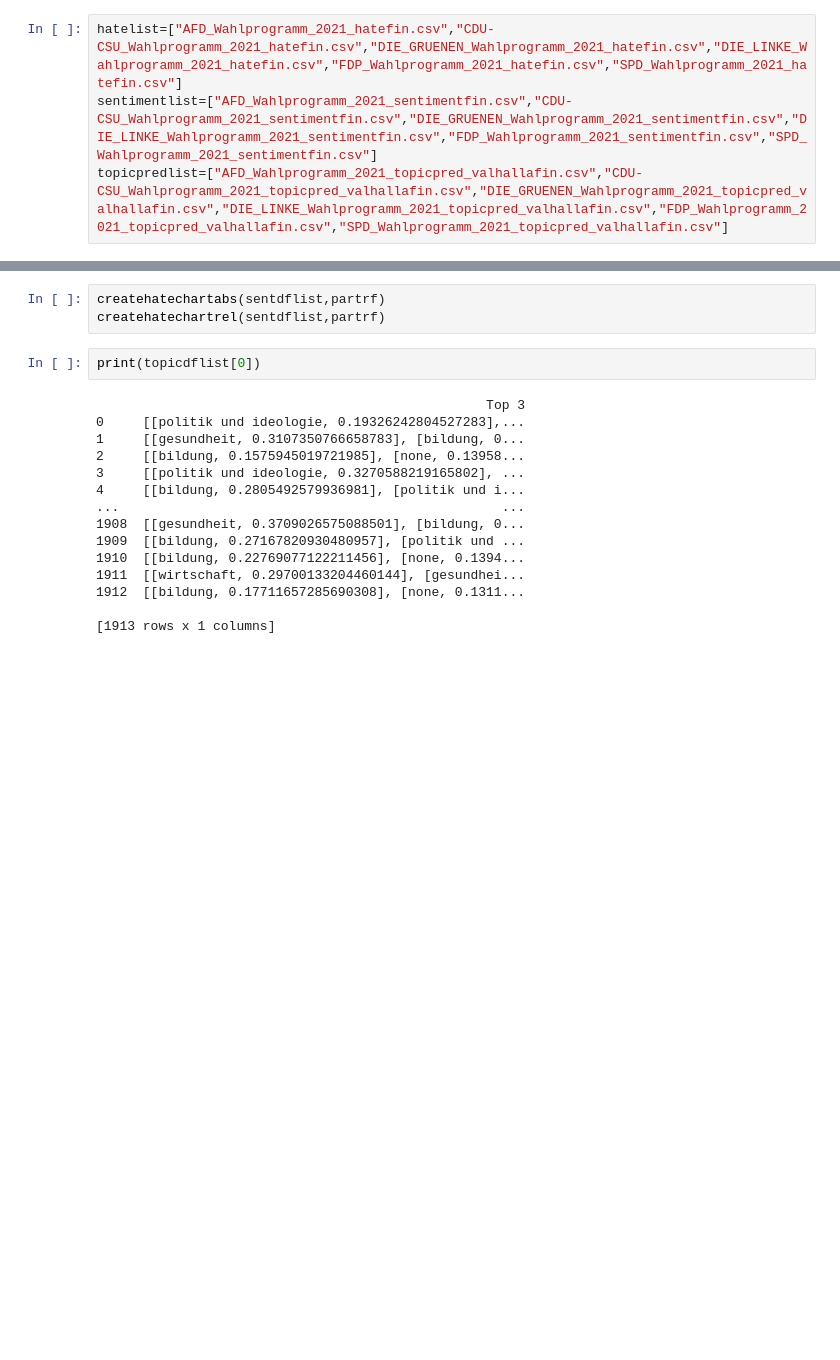
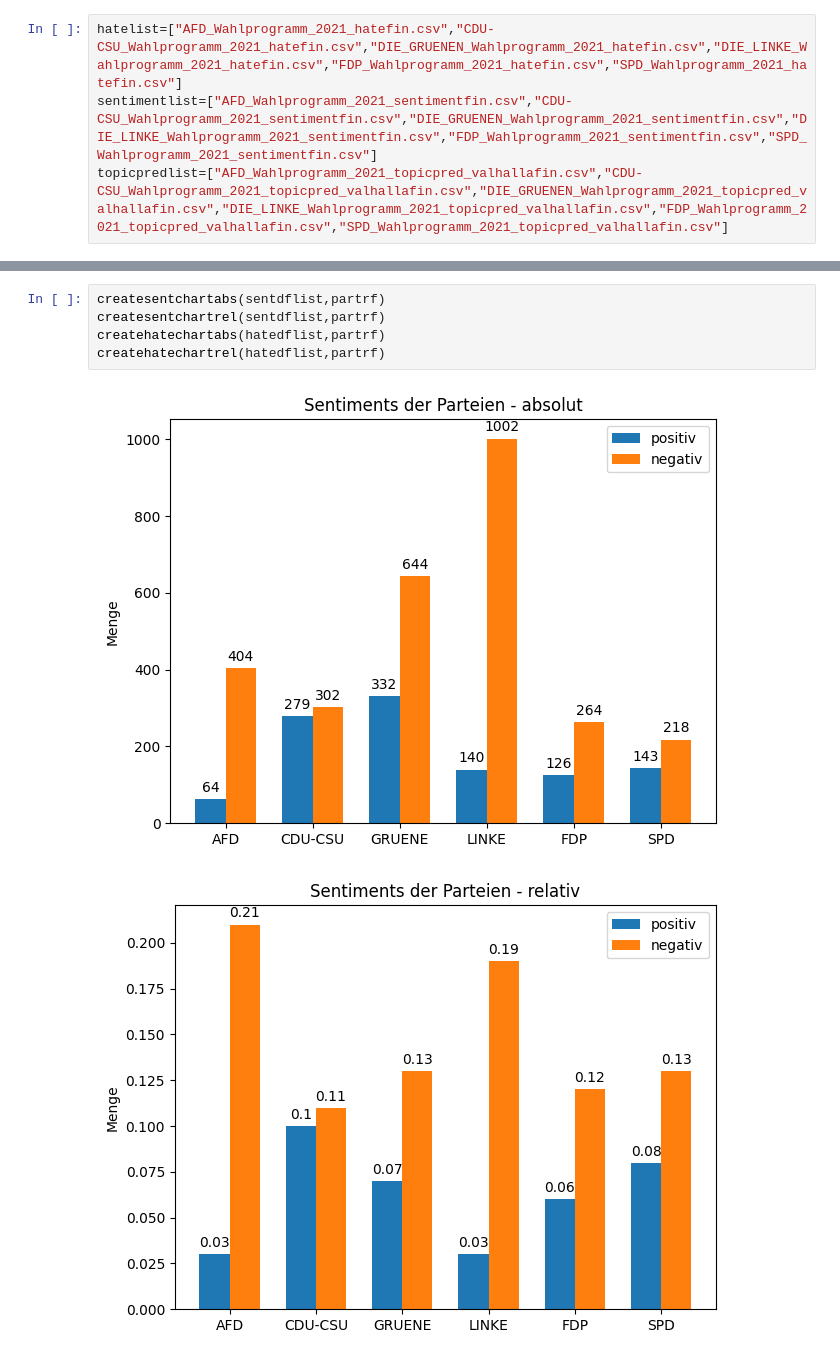
Before and after one commit to NICFRU/NLP, a Jupyter notebook: DBVis/vis.ipynb, the cells around one changed output, grey strips where cells are left out. Drawn from its saved outputs; the diff is of its cells as text; blank space fills up the shorter version.

```diff
--- a/DBVis/vis.ipynb
+++ b/DBVis/vis.ipynb
@@ -187,20 +186,8 @@ def createhatechartrel(inputlist, partrf):
-# %%
-createhatechartabs(sentdflist,partrf)
-createhatechartrel(sentdflist,partrf)
-# %%
-print(topicdflist[0])
-# %% [output]
-                                                  Top 3
-0     [[politik und ideologie, 0.19326242804527283],...
-1     [[gesundheit, 0.3107350766658783], [bildung, 0...
-2     [[bildung, 0.1575945019721985], [none, 0.13958...
-3     [[politik und ideologie, 0.3270588219165802], ...
-4     [[bildung, 0.2805492579936981], [politik und i...
-...                                                 ...
-1908  [[gesundheit, 0.3709026575088501], [bildung, 0...
-1909  [[bildung, 0.27167820930480957], [politik und ...
-1910  [[bildung, 0.22769077122211456], [none, 0.1394...
-1911  [[wirtschaft, 0.29700133204460144], [gesundhei...
-1912  [[bildung, 0.17711657285690308], [none, 0.1311...
-
-[1913 rows x 1 columns]
+# %%
+createsentchartabs(sentdflist,partrf)
+createsentchartrel(sentdflist,partrf)
+createhatechartabs(hatedflist,partrf)
+createhatechartrel(hatedflist,partrf)
+# %% [output]
+[figure, added]
+[figure, added]
```
Also changed, not shown: parts of 18 cells of this notebook.
